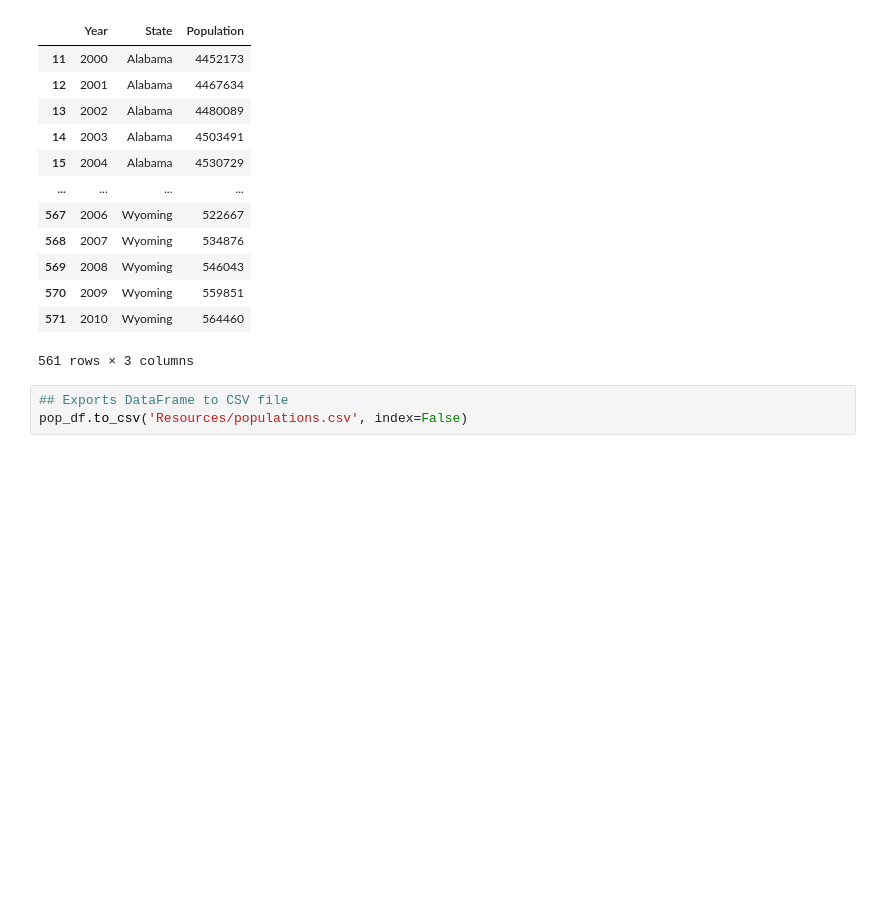
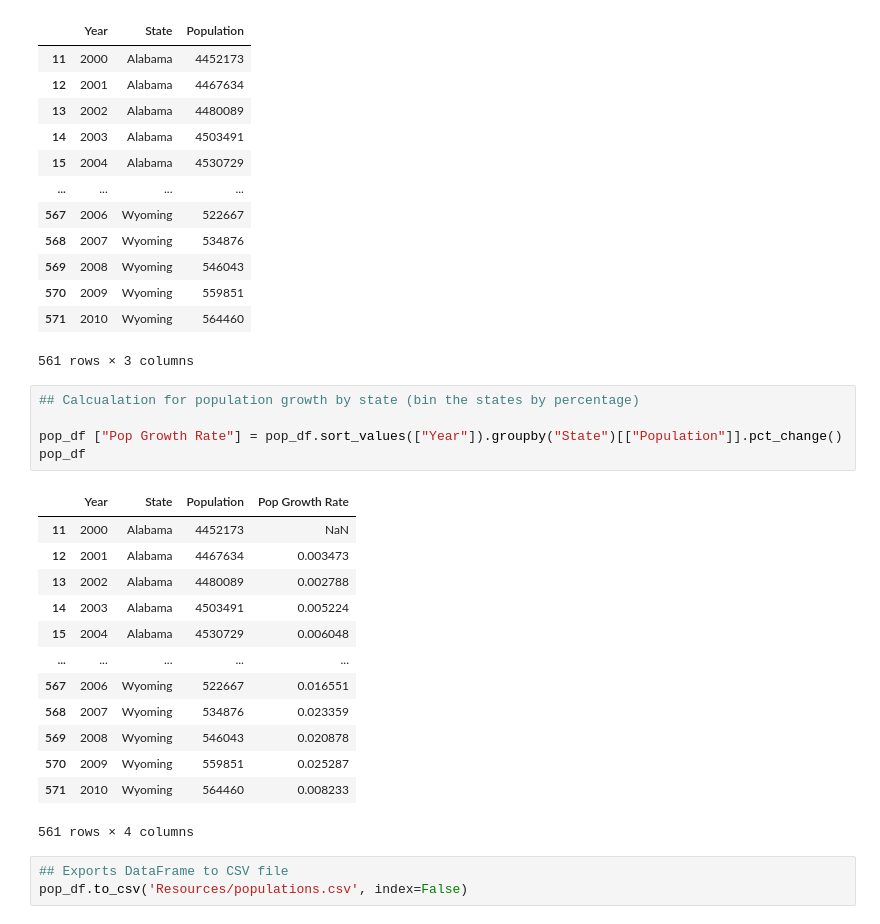
Before and after one commit to Siraj2493/Project-1, a Jupyter notebook: Population_Data_Main.ipynb, the cells around one changed output. Cells and saved outputs as stored; diff of their text form; blank space fills up the shorter version.

```diff
--- a/Population_Data_Main.ipynb
+++ b/Population_Data_Main.ipynb
@@ -85,6 +87,25 @@ pop_df
 | 570 | 2009 | Wyoming | 559851 |
 | 571 | 2010 | Wyoming | 564460 |
 561 rows × 3 columns
+# %%
+## Calcualation for population growth by state (bin the states by percentage)
+
+pop_df ["Pop Growth Rate"] = pop_df.sort_values(["Year"]).groupby("State")[["Population"]].pct_change()
+pop_df
+# %% [output]
+|  | Year | State | Population | Pop Growth Rate |
+| 11 | 2000 | Alabama | 4452173 | NaN |
+| 12 | 2001 | Alabama | 4467634 | 0.003473 |
+| 13 | 2002 | Alabama | 4480089 | 0.002788 |
+| 14 | 2003 | Alabama | 4503491 | 0.005224 |
+| 15 | 2004 | Alabama | 4530729 | 0.006048 |
+| ... | ... | ... | ... | ... |
+| 567 | 2006 | Wyoming | 522667 | 0.016551 |
+| 568 | 2007 | Wyoming | 534876 | 0.023359 |
+| 569 | 2008 | Wyoming | 546043 | 0.020878 |
+| 570 | 2009 | Wyoming | 559851 | 0.025287 |
+| 571 | 2010 | Wyoming | 564460 | 0.008233 |
+561 rows × 4 columns
 # %%
 ## Exports DataFrame to CSV file
 pop_df.to_csv('Resources/populations.csv', index=False)
```
Also changed, not shown: parts of 6 cells of this notebook.
